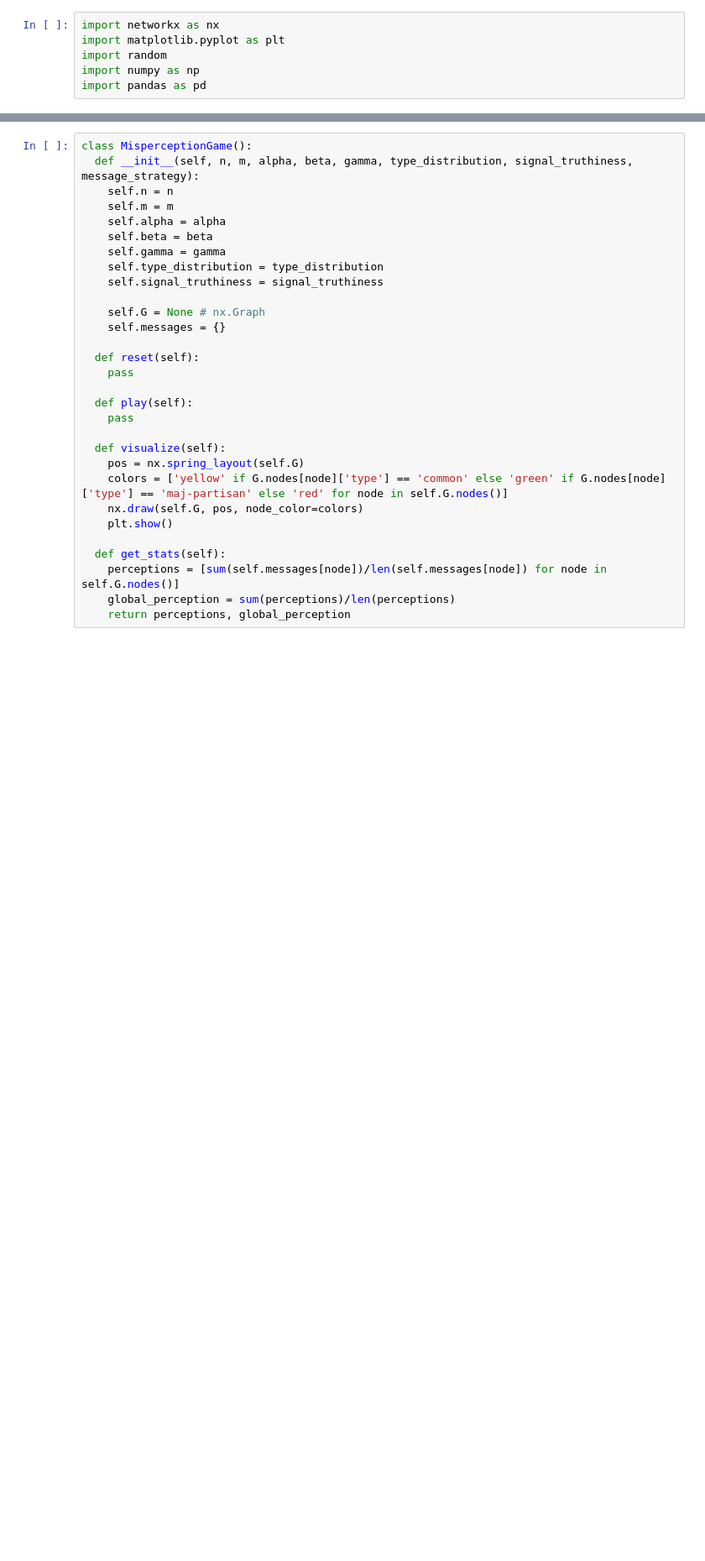
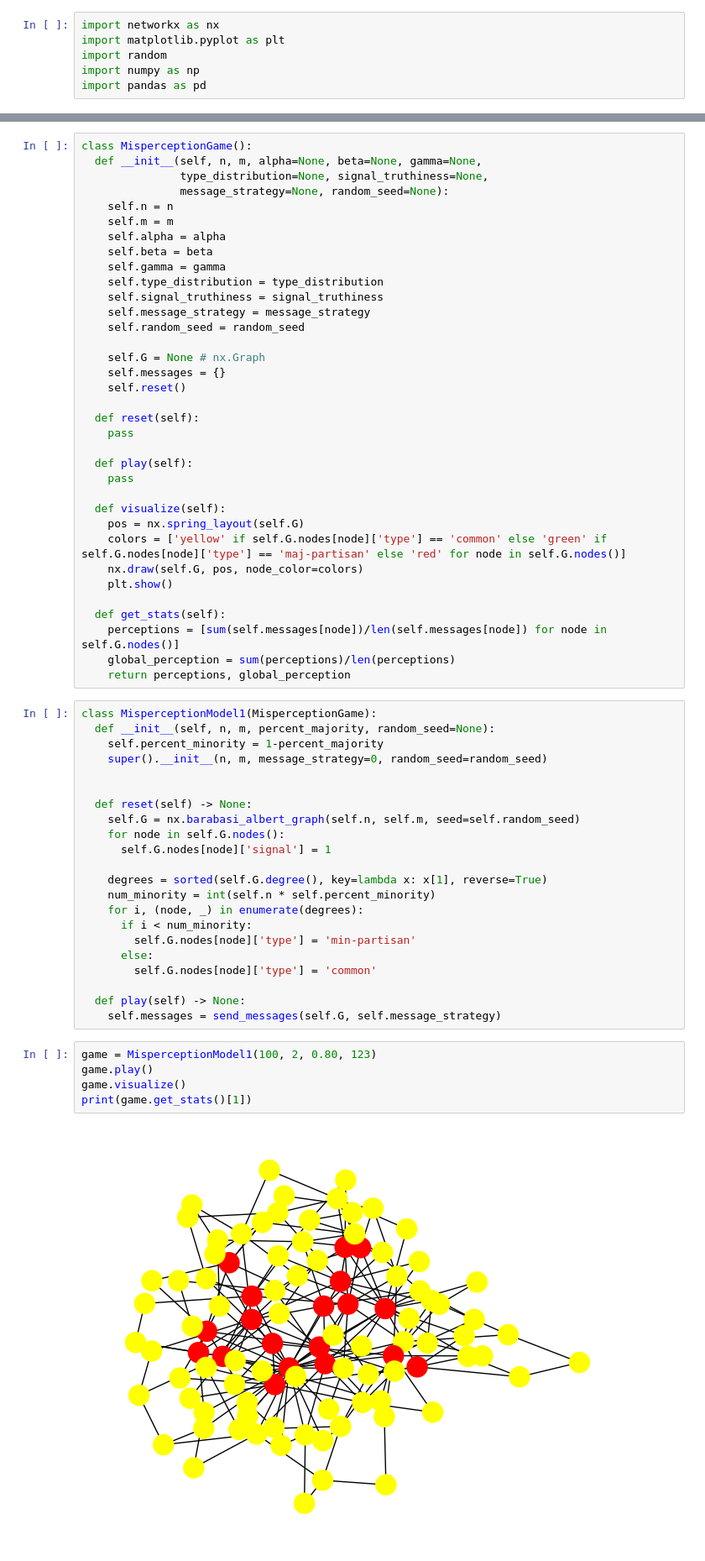
Before and after one commit to gabemgem/Opinion-Misperception, a Jupyter notebook: opinion_misperception.ipynb, the cells around one changed output, grey strips where cells are left out. Shown: that part at 84% size. Drawn from its saved outputs; the diff is of its cells as text; blank space fills up the shorter version.

Commit message:
Working model 1

```diff
--- a/opinion_misperception.ipynb
+++ b/opinion_misperception.ipynb
@@ -38,7 +38,9 @@ random.seed(seed)
 # test addition
 # %%
 class MisperceptionGame():
-  def __init__(self, n, m, alpha, beta, gamma, type_distribution, signal_truthiness, message_strategy):
+  def __init__(self, n, m, alpha=None, beta=None, gamma=None,
+               type_distribution=None, signal_truthiness=None,
+               message_strategy=None, random_seed=None):
     self.n = n
     self.m = m
     self.alpha = alpha
@@ -46,9 +48,12 @@ class MisperceptionGame():
     self.gamma = gamma
     self.type_distribution = type_distribution
     self.signal_truthiness = signal_truthiness
+    self.message_strategy = message_strategy
+    self.random_seed = random_seed
 
     self.G = None # nx.Graph
     self.messages = {}
+    self.reset()
 
   def reset(self):
     pass
@@ -58,7 +63,7 @@ class MisperceptionGame():
 
   def visualize(self):
     pos = nx.spring_layout(self.G)
-    colors = ['yellow' if G.nodes[node]['type'] == 'common' else 'green' if G.nodes[node]['type'] == 'maj-partisan' else 'red' for node in self.G.nodes()]
+    colors = ['yellow' if self.G.nodes[node]['type'] == 'common' else 'green' if self.G.nodes[node]['type'] == 'maj-partisan' else 'red' for node in self.G.nodes()]
     nx.draw(self.G, pos, node_color=colors)
     plt.show()
 
@@ -66,3 +71,32 @@ class MisperceptionGame():
     perceptions = [sum(self.messages[node])/len(self.messages[node]) for node in self.G.nodes()]
     global_perception = sum(perceptions)/len(perceptions)
     return perceptions, global_perception
+# %%
+class MisperceptionModel1(MisperceptionGame):
+  def __init__(self, n, m, percent_majority, random_seed=None):
+    self.percent_minority = 1-percent_majority
+    super().__init__(n, m, message_strategy=0, random_seed=random_seed)
+
+
+  def reset(self) -> None:
+    self.G = nx.barabasi_albert_graph(self.n, self.m, seed=self.random_seed)
+    for node in self.G.nodes():
+      self.G.nodes[node]['signal'] = 1
+
+    degrees = sorted(self.G.degree(), key=lambda x: x[1], reverse=True)
+    num_minority = int(self.n * self.percent_minority)
+    for i, (node, _) in enumerate(degrees):
+      if i < num_minority:
+        self.G.nodes[node]['type'] = 'min-partisan'
+      else:
+        self.G.nodes[node]['type'] = 'common'
+
+  def play(self) -> None:
+    self.messages = send_messages(self.G, self.message_strategy)
+# %%
+game = MisperceptionModel1(100, 2, 0.80, 123)
+game.play()
+game.visualize()
+print(game.get_stats()[1])
+# %% [output]
+[figure, added]
```
Also changed, not shown: parts of 3 cells of this notebook.
